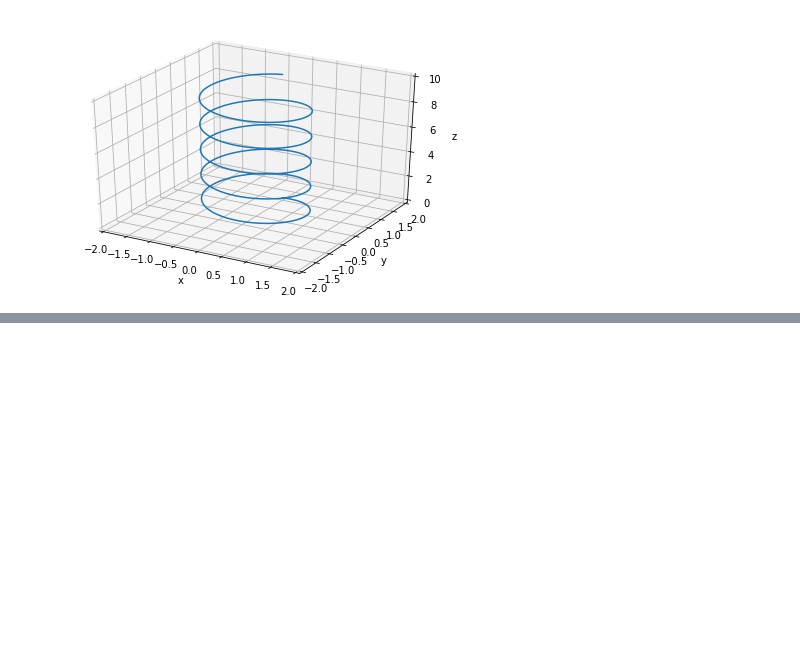
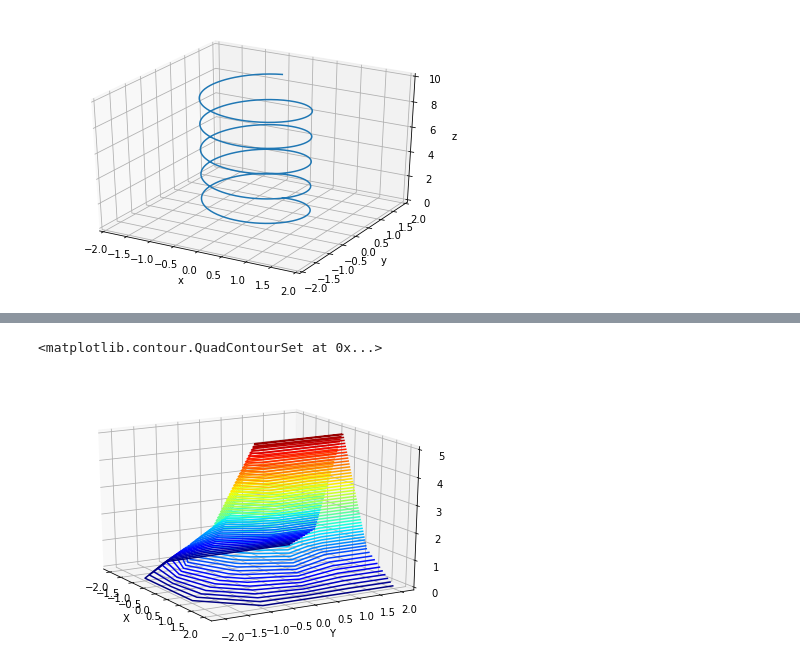
Before and after one commit to ImperialCollegeLondon/RCDS-plotting-in-python-with-matplotlib, a Jupyter notebook: Plotting Data with Two Dimensions.ipynb, the cells around one changed output, grey strips where cells are left out. Saved outputs shown, nothing was run; the diff lists cells and outputs as text; code cells hidden in the pictures; blank space fills up the shorter version.

```diff
--- a/Plotting Data with Two Dimensions.ipynb
+++ b/Plotting Data with Two Dimensions.ipynb
@@ -109,0 +120,33 @@ ax.plot3D(xdata, ydata, zdata)
+# %%
+import matplotlib.pyplot as plt
+
+# Specify the coordinates of the grids of the axes in the x and y dimension
+x = [-2, -1, 0, 1, 2]
+y = [-2, -1, 0, 1, 2]
+
+# Create the set of values
+values = [[0, 0, 0, 0, 0], [0, 1, 2, 1, 0], [0, 2, 5, 2, 0], [0, 1, 5, 1, 0], [0, 1, 5, 1, 0]]
+
+# Create the figure and axes
+fig = plt.figure()
+ax = plt.axes(projection='3d')
+
+# Set the x and y axis labels
+ax.set_xlabel("X")
+ax.set_ylabel("Y")
+
+# Fit the figure to its frame
+plt.tight_layout()
+
+# Set the elevation and the azimuthal angle of the camera
+ax.view_init(20, -30)
+
+# Create the contour plot
+# The first two arguments describe the x and y coordinates
+# The third describes the values at the intersections
+# The fourth determines the number of contours
+# The cmap optional argument sets the colour map
+ax.contour3D(x, y, values, 50, cmap="jet")
+# %% [output]
+<matplotlib.contour.QuadContourSet at 0x...>
+[figure, added]
```
Also changed, not shown: parts of 6 cells of this notebook, 1 other file.
